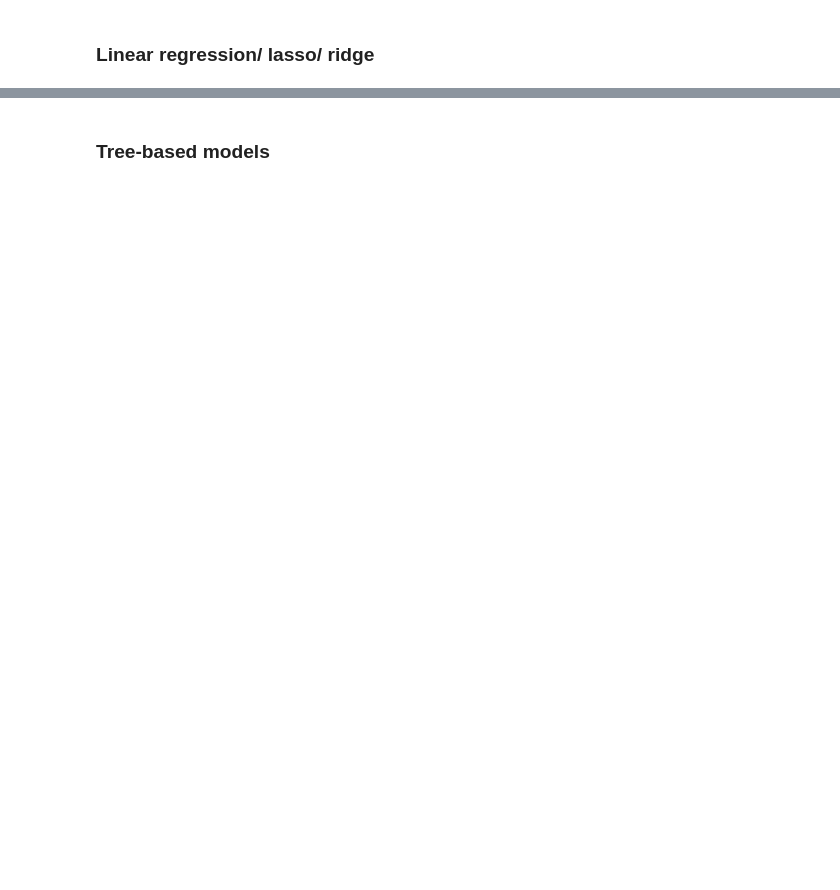
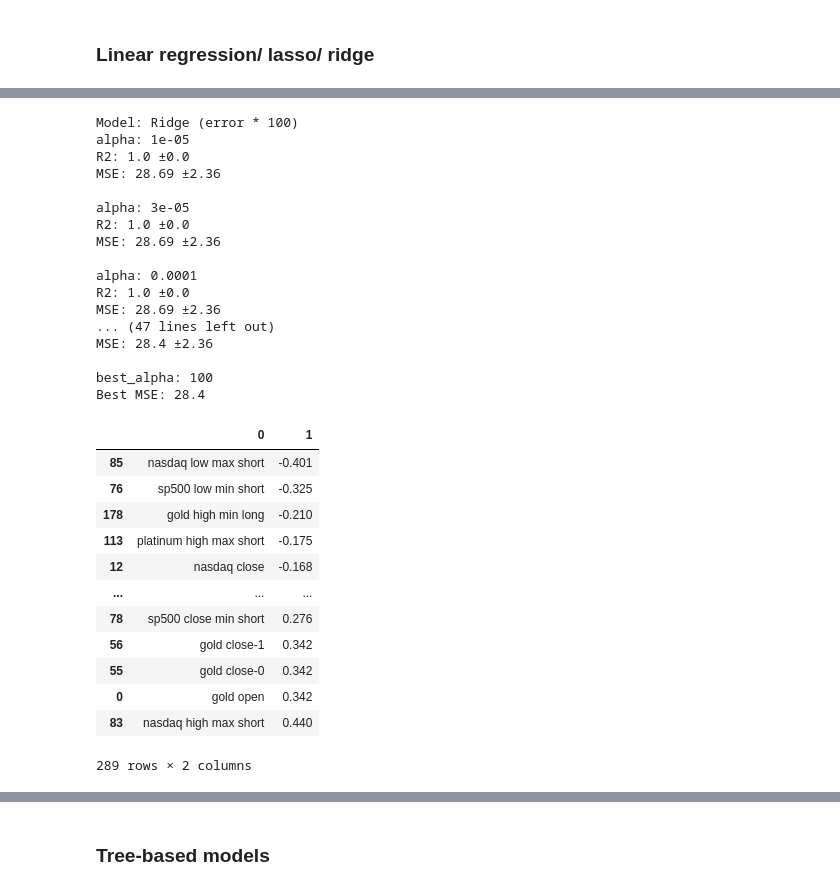
Before and after one commit to luck058/kaggle-gold-price-analysis, a Jupyter notebook: model_1_kaggle_gold_price_analysis.ipynb, the cells around one changed output, grey strips where cells are left out. Saved outputs shown, nothing was run; the diff lists cells and outputs as text; code cells hidden in the pictures; blank space fills up the shorter version.

```diff
--- a/model_1_kaggle_gold_price_analysis.ipynb
+++ b/model_1_kaggle_gold_price_analysis.ipynb
@@ -262,20 +461,52 @@ if run_regression_models:
 # %%
 if run_regression_models:
-    print(f"Model: Ridge")
+    print(f"Model: Ridge (error * 100)")
     alphas = [0.00001, 0.00003, 0.0001, 0.0003, 0.001, 0.003, 0.01, 0.03, 0.1, 0.3, 1, 3, 10, 30, 100]
+    # alphas = [0.03]
     best_error = -100
     best_alpha = None
     best_estimator = None
     for alpha in alphas:
         print(f"alpha: {alpha}")
-        ridge_results = evaluate_model(Ridge(alpha=alpha), X_train_normalized, y_train, return_estimator=True)
+        ridge_results = evaluate_model(Ridge(alpha=alpha), X_train_normalized*100, y_train_normalized*100, return_estimator=True)
         if ridge_results["test_neg_mean_squared_error"].mean() > best_error:
             best_error = ridge_results["test_neg_mean_squared_error"].mean()
             best_alpha = alpha
             best_estimator = ridge_results["estimator"][0]
 
     print("best_alpha:", best_alpha)
     print("Best MSE:", -best_error.round(2))
     display(pd.DataFrame(zip(X.columns, best_estimator.coef_.round(3))).sort_values(by=1))
+# %% [output]
+Model: Ridge (error * 100)
+alpha: 1e-05
+R2: 1.0 ±0.0
+MSE: 28.69 ±2.36
+
+alpha: 3e-05
+R2: 1.0 ±0.0
+MSE: 28.69 ±2.36
+
+alpha: 0.0001
+R2: 1.0 ±0.0
+MSE: 28.69 ±2.36
+... (47 lines left out)
+MSE: 28.4 ±2.36
+
+best_alpha: 100
+Best MSE: 28.4
+|  | 0 | 1 |
+| 85 | nasdaq low max short | -0.401 |
+| 76 | sp500 low min short | -0.325 |
+| 178 | gold high min long | -0.210 |
+| 113 | platinum high max short | -0.175 |
+| 12 | nasdaq close | -0.168 |
+| ... | ... | ... |
+| 78 | sp500 close min short | 0.276 |
+| 56 | gold close-1 | 0.342 |
+| 55 | gold close-0 | 0.342 |
+| 0 | gold open | 0.342 |
+| 83 | nasdaq high max short | 0.440 |
+289 rows × 2 columns
 # %%
 if run_regression_models:
```
Also changed, not shown: parts of 23 cells of this notebook.
